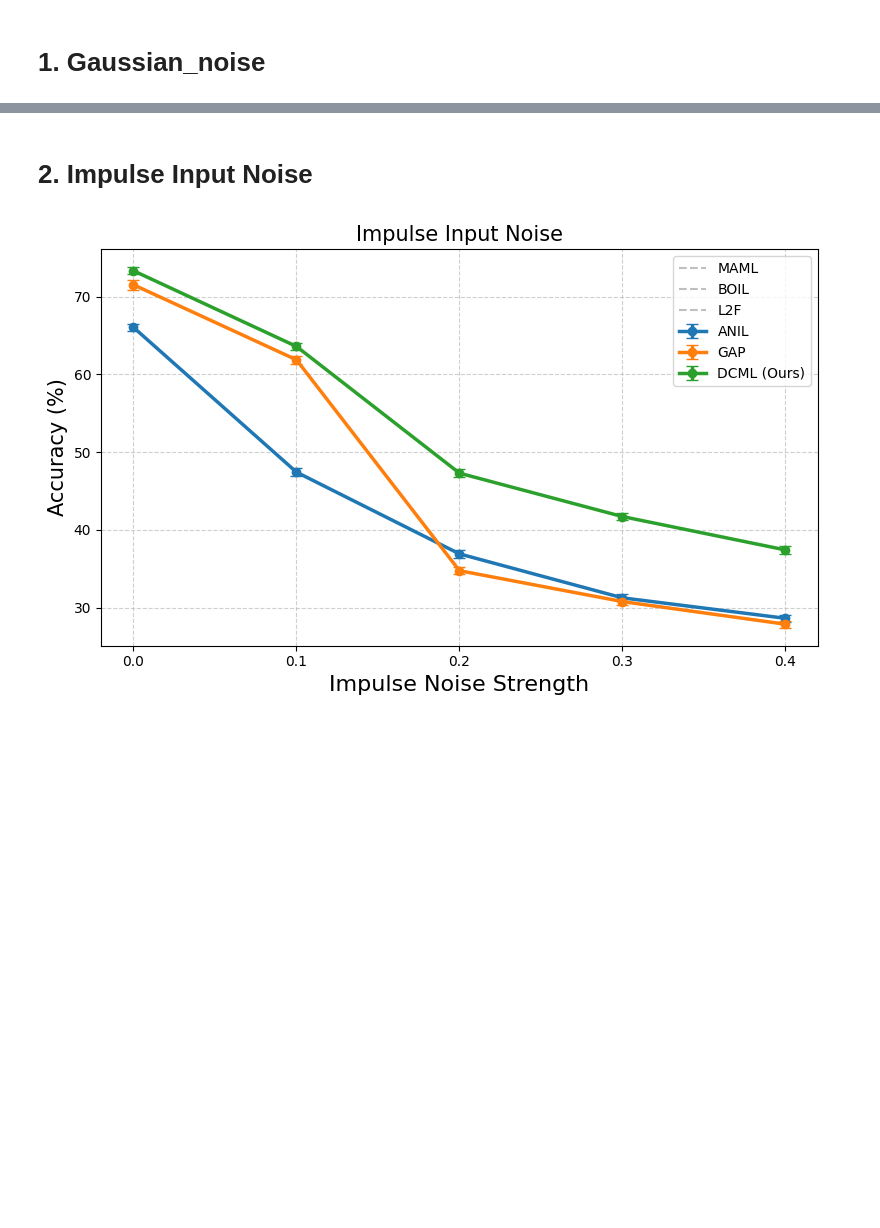
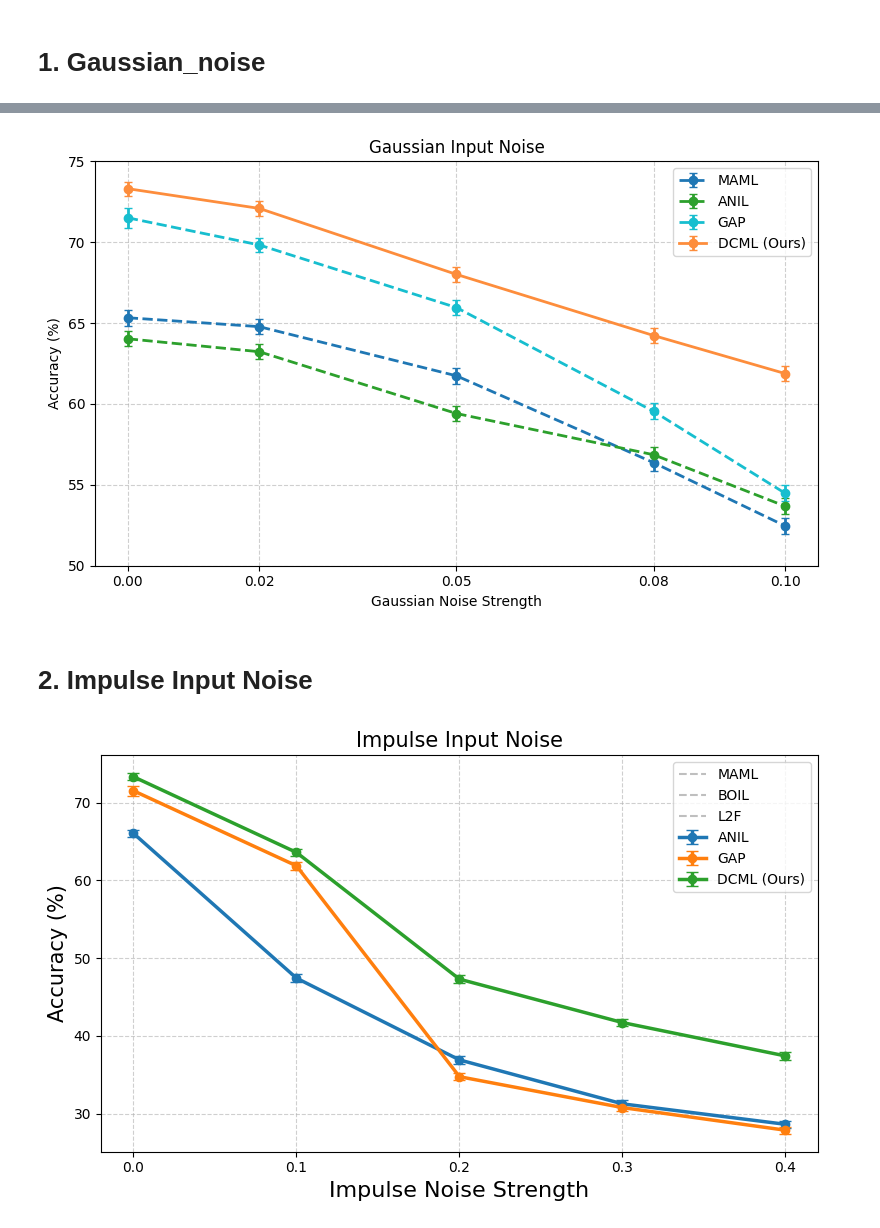
Before and after one commit to SKKUJMLim/prompt_maml, a Jupyter notebook: analysis/Noisy.ipynb, the cells around one changed output, grey strips where cells are left out. Drawn from its saved outputs; the diff is of its cells as text; code cells hidden in the pictures; blank space fills up the shorter version.

```diff
--- a/analysis/Noisy.ipynb
+++ b/analysis/Noisy.ipynb
@@ -49,3 +3,64 @@ plt.show()
+# %%
+import matplotlib.pyplot as plt
+import numpy as np
+
+# x축 (noise std)
+std_values = [0.0, 0.02, 0.05, 0.08, 0.10]
+
+# 각 방법의 평균 ± 표준편차 데이터
+methods = {
+    "MAML": {
+        "mean": [65.33, 64.78, 61.74, 56.37, 52.46],
+        "std":  [0.48, 0.48, 0.49, 0.50, 0.50]
+    },
+    "ANIL": {
+        "mean": [64.03, 63.23, 59.41, 56.86, 53.68],
+        "std":  [0.47, 0.47, 0.48, 0.49, 0.49]
+    },
+    "GAP": {
+        "mean": [71.51, 69.83, 65.96, 59.54, 54.48],
+        "std":  [0.61, 0.46, 0.47, 0.49, 0.50]
+    },
+    "DCML (Ours)": {
+        "mean": [73.31, 72.09, 68.01, 64.23, 61.88],
+        "std":  [0.44, 0.45, 0.47, 0.48, 0.48]
+    }
+}
+
+# 색상 팔레트 (논문용 조화로운 톤)
+colors = {
+    "MAML": "#1f77b4",
+    "ANIL": "#2ca02c",
+    "GAP": "#17becf",
+    "DCML (Ours)": "#fd8d3c"
+}
+
+# 그래프 그리기
+plt.figure(figsize=(8, 5))
+
+for name, data in methods.items():
+    linestyle = '-' if name == "DCML (Ours)" else '--'  # DCML만 실선
+    plt.errorbar(std_values, data["mean"], yerr=data["std"],
+                 marker='o', capsize=3, linewidth=2,
+                 linestyle=linestyle, label=name,
+                 color=colors.get(name, None))
+
+# 축 및 제목 설정
+plt.xlabel("Gaussian Noise Strength")
+plt.ylabel("Accuracy (%)")
+plt.title("Gaussian Input Noise")
+plt.xticks(std_values)
+plt.yticks(np.arange(50, 76, 5))
+plt.ylim(50, 75)
+plt.grid(True, linestyle='--', alpha=0.6)
+plt.legend(loc="upper right")
+
+# 저장 및 표시
+plt.tight_layout()
+plt.savefig("Gaussian_Noise_Strength.png", dpi=300, bbox_inches='tight')
+plt.show()
+# %% [output]
+[figure, added]
 # %% [markdown]
 # 2. Impulse Input Noise
 # %%
```
Also changed, not shown: parts of 1 cell of this notebook, 4 other files.
